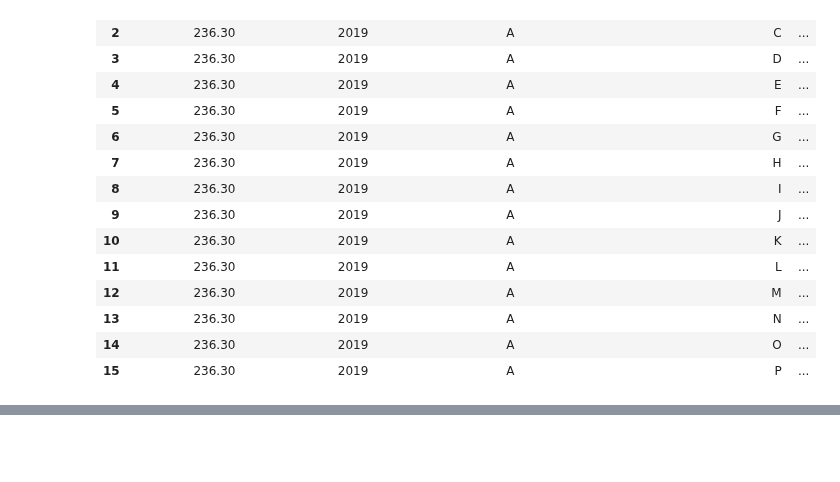
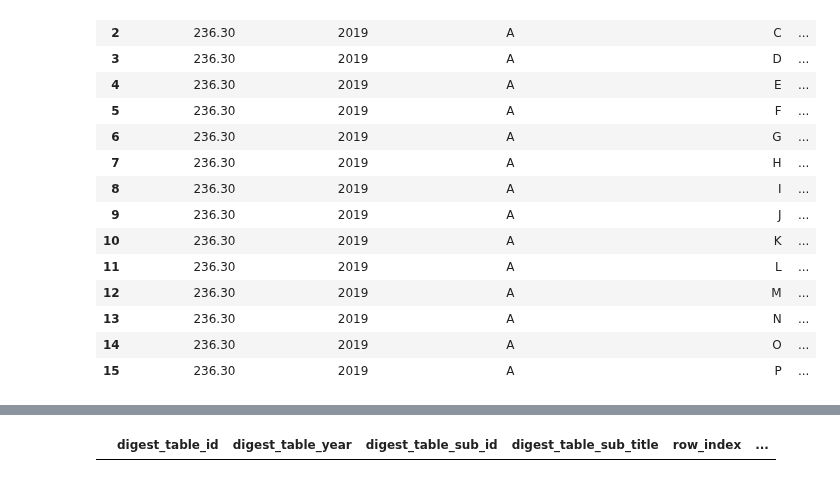
Before and after one commit to toltman/table_scraping, a Jupyter notebook: Tables 2_4b.ipynb, the cells around one changed output, grey strips where cells are left out. Saved outputs shown, nothing was run; the diff lists cells and outputs as text; code cells hidden in the pictures; blank space fills up the shorter version.

```diff
--- a/Tables 2_4b.ipynb
+++ b/Tables 2_4b.ipynb
@@ -54,3 +54,7 @@ tab.row_info
 | 72 | 236.30 | 2019 | A |  | 55 | Other jurisdictions | ... |
 | 73 | 236.30 | 2019 | A |  | 56 | Other jurisdictions | ... |
 | 74 | 236.30 | 2019 | A |  | 57 | Other jurisdictions | ... |
+# %%
+tab.cell_info
+# %% [output]
+|  | digest_table_id | digest_table_year | digest_table_sub_id | digest_table_sub_title | row_index | ... |
```
Also changed, not shown: parts of 2 cells of this notebook, 1 other file.
